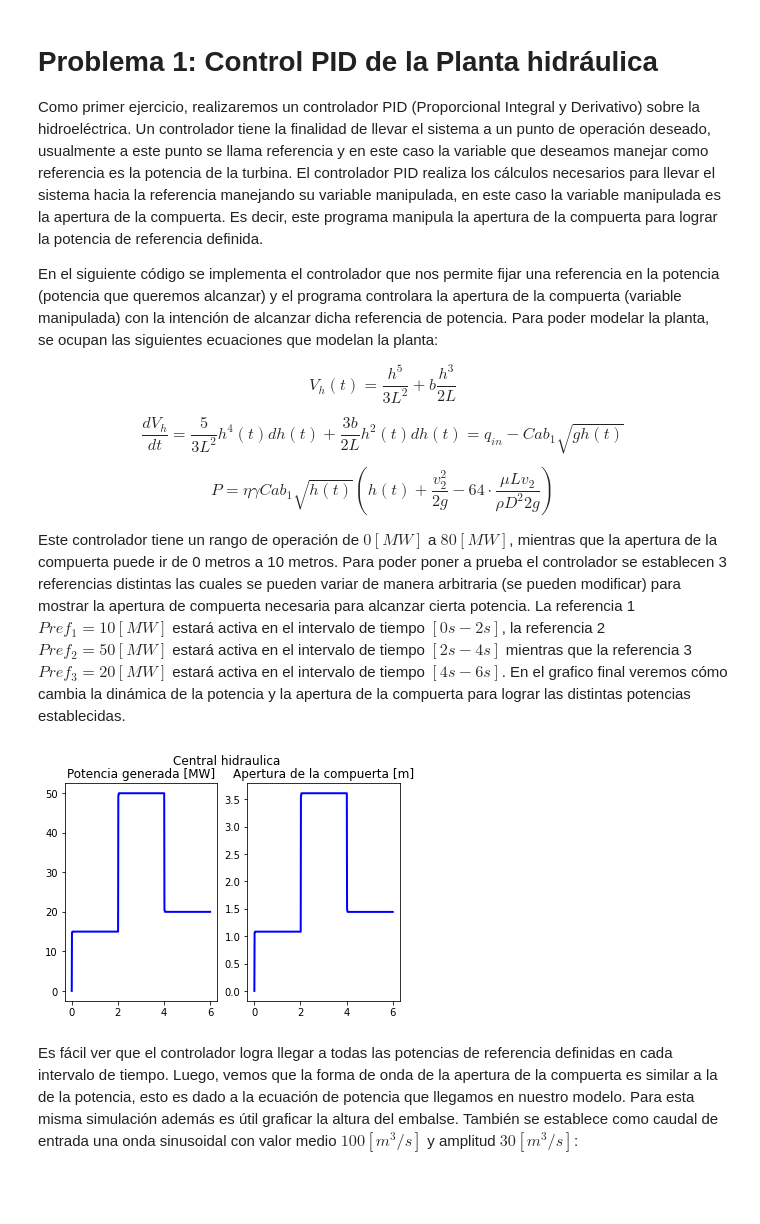
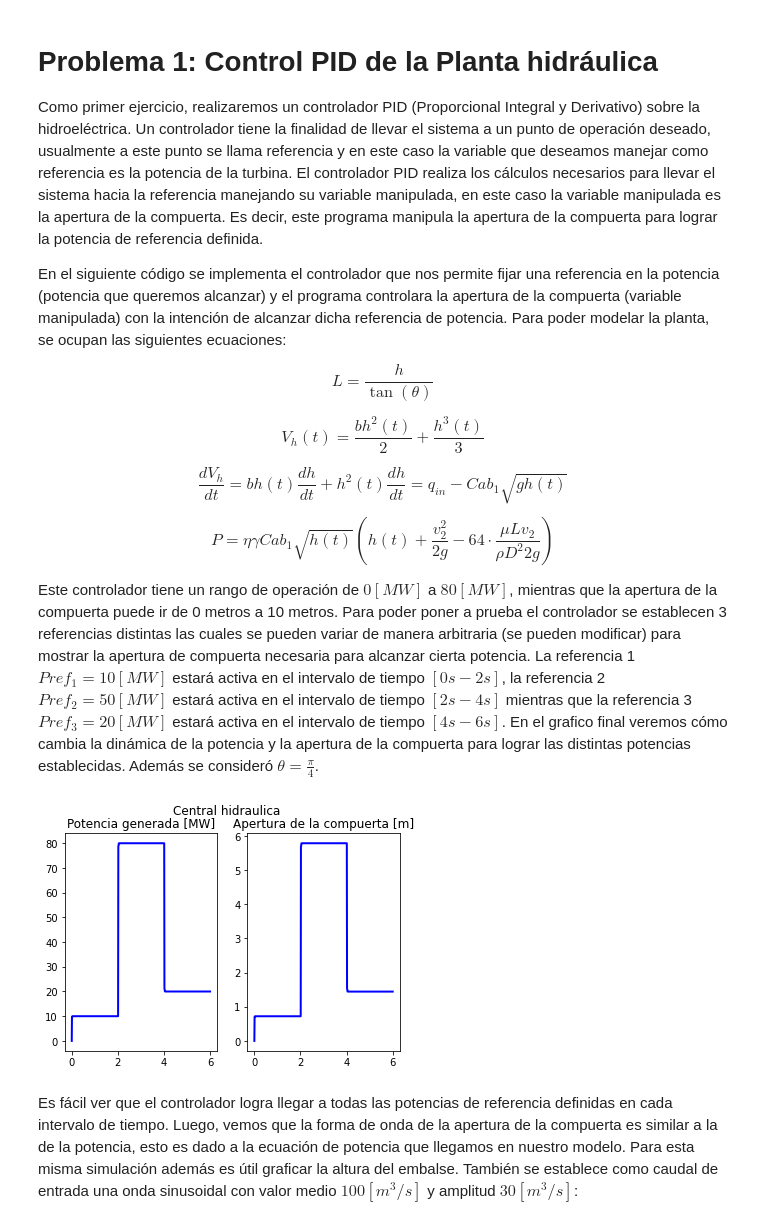
Before and after one commit to NickCastillo/proyecto_ich1104, a Jupyter notebook: 3. Ejercicio 1.ipynb, the cells around one changed output. Drawn from its saved outputs; the diff is of its cells as text; code cells hidden in the pictures; blank space fills up the shorter version.

Commit message:
Arreglo dhdt2

```diff
--- a/3. Ejercicio 1.ipynb
+++ b/3. Ejercicio 1.ipynb
@@ -5,19 +5,22 @@
 Como primer ejercicio, realizaremos un controlador PID (Proporcional Integral y Derivativo) sobre la hidroeléctrica. Un controlador tiene la finalidad de llevar el sistema a un punto de operación deseado, usualmente a este punto se llama referencia y en este caso la variable que deseamos manejar como referencia es la potencia de la turbina. El controlador PID realiza los cálculos necesarios para llevar el sistema hacia la referencia manejando su variable manipulada, en este caso la variable manipulada es la apertura de la compuerta. Es decir, este programa manipula la apertura de la compuerta para lograr la potencia de referencia definida.
 
 
-En el siguiente código se implementa el controlador que nos permite fijar una referencia en la potencia (potencia que queremos alcanzar) y el programa controlara la apertura de la compuerta (variable manipulada) con la intención de alcanzar dicha referencia de potencia. Para poder modelar la planta, se ocupan las siguientes ecuaciones que modelan la planta:
+En el siguiente código se implementa el controlador que nos permite fijar una referencia en la potencia (potencia que queremos alcanzar) y el programa controlara la apertura de la compuerta (variable manipulada) con la intención de alcanzar dicha referencia de potencia. Para poder modelar la planta, se ocupan las siguientes ecuaciones:
 
-$$V_{h}(t)=\frac{h^{5}}{3L^{2}}+b\frac{h^{3}}{2L}$$
+$$L=\frac{h}{\tan(\theta)}$$
 
 
-$$\frac{dV_{h}}{dt}=\frac{5}{3L^{2}}h^{4}(t)dh(t)+\frac{3b}{2L}h^{2}(t)dh(t)=q_{in}-Cab_{1}\sqrt{gh(t)}$$
+$$V_{h}(t)=\frac{bh^{2}(t)}{2}+\frac{h^{3}(t)}{3}$$
+
+
+$$\frac{dV_{h}}{dt}=bh(t)\frac{dh}{dt}+h^{2}(t)\frac{dh}{dt}=q_{in}-Cab_{1}\sqrt{gh(t)}$$
 
 
 $$ P=\eta \gamma Cab_{1}\sqrt{h(t)}\left(h(t) + \frac{v_2^2}{2g}-64\cdot\frac{\mu L v_2}{\rho D^2 2g}\right) $$
 
 
 
-Este controlador tiene un rango de operación de $0 [MW]$ a $80 [MW]$, mientras que la apertura de la compuerta puede ir de 0 metros a 10 metros. Para poder poner a prueba el controlador se establecen 3 referencias distintas las cuales se pueden variar de manera arbitraria (se pueden modificar) para mostrar la apertura de compuerta necesaria para alcanzar cierta potencia. La referencia 1 $Pref_1=10[MW]$ estará activa en el intervalo de tiempo $[0s-2s]$, la referencia 2 $Pref_2=50[MW]$ estará activa en el intervalo de tiempo $[2s-4s]$ mientras que la referencia 3 $Pref_3=20[MW]$ estará activa en el intervalo de tiempo $[4s-6s]$. En el grafico final veremos cómo cambia la dinámica de la potencia y la apertura de la compuerta para lograr las distintas potencias establecidas.
+Este controlador tiene un rango de operación de $0 [MW]$ a $80 [MW]$, mientras que la apertura de la compuerta puede ir de 0 metros a 10 metros. Para poder poner a prueba el controlador se establecen 3 referencias distintas las cuales se pueden variar de manera arbitraria (se pueden modificar) para mostrar la apertura de compuerta necesaria para alcanzar cierta potencia. La referencia 1 $Pref_1=10[MW]$ estará activa en el intervalo de tiempo $[0s-2s]$, la referencia 2 $Pref_2=50[MW]$ estará activa en el intervalo de tiempo $[2s-4s]$ mientras que la referencia 3 $Pref_3=20[MW]$ estará activa en el intervalo de tiempo $[4s-6s]$. En el grafico final veremos cómo cambia la dinámica de la potencia y la apertura de la compuerta para lograr las distintas potencias establecidas. Además se consideró $\theta=\frac{\pi}{4}$.
 # %%
 from scipy.integrate import odeint
 import matplotlib.pyplot as plt
@@ -26,17 +29,17 @@ import numpy
 import math
 
 # function that returns dy/dt
-def model(z,t,qin,C,a,b1,g,Lt,Le,b,mu,rho,D,hi):
+def model(z,t,qin,C,a,b1,g,Lt,b,mu,rho,D,hi):
     h=z[0]                                                #Funcion EDO
     Q = C*a*b1*math.sqrt(g*(hi+h))                        #Caudal de salida
     v_2 = 4*Q/(math.pi*D**2)                              #Velocidad de salida
-    dhdt = (qin-Q)/((5/(3*Le**2))*h**4+(3*b/(2*Le))*h**2) #EDO para altura
+    dhdt = (qin-Q)/(b*h+h**2) #EDO para altura
     return [dhdt]
 
 #Referencias (Se pueden modificar):
 
 Pref1 = 10000000   #10 MW
-Pref2 = 50000000   #50 MW
+Pref2 = 80000000   #50 MW
 Pref3 = 20000000   #20 MW
 
 #Parametros de tiempo:
@@ -121,38 +124,38 @@ for i in numpy.arange(0,Time,dt):
         b1 = b1
 
     #Se calcula la EDO y guardan outputs de tiempo y altura:
-    out = odeint(model,hinicial,[i,i+dt],args=(qin,C,a,b1,g,Lt,Le,b,mu,rho,D,hi))
+    out = odeint(model,hinicial,[i,i+dt],args=(qin,C,a,b1,g,Lt,b,mu,rho,D,hi))
     vector_tiempo.append(i+dt)
     hinicial = out[:,0][-1]
 
     #Calculamos caudal, velocidad de salida y perdidas:
     Q = C*a*b1*math.sqrt(g*hi)
     v_2 = 4*Q/(math.pi*D**2)
     hf = 64*(mu/rho)*(Lt/D**2)*(v_2/(2*g))
 
     #Se calcula la potencia de la iteración:
     P = rho*g*Q*(hi+hinicial-(v_2**2/(2*g))-hf)
     P = efic*P
     Pinicial = P
 
     #Se guardan los vectores:
     vector_potencias.append(Pinicial)
     vector_h.append(hinicial)
     vector_qin.append(qin)
     vector_b1.append(b1)
     vector_error.append(error)
     k=k+1
 
 #Gráficos:
 fig, (ax1,ax2) = plt.subplots(1,2)
 fig.suptitle('Central hidraulica')
 ax1.plot(vector_tiempo,np.dot(vector_potencias,1/1000000),'b-',linewidth=2)
 ax1.set_title("Potencia generada [MW]")
 ax2.plot(vector_tiempo,vector_b1,'b-',linewidth=2)
 ax2.set_title("Apertura de la compuerta [m]")
 plt.show()
 # %% [output]
-[figure, old version]
+[figure, new version]
 # %% [markdown]
 Es fácil ver que el controlador logra llegar a todas las potencias de referencia definidas en cada intervalo de tiempo. Luego, vemos que la forma de onda de la apertura de la compuerta es similar a la de la potencia, esto es dado a la ecuación de potencia que llegamos en nuestro modelo. Para esta misma simulación además es útil graficar la altura del embalse. También se establece como caudal de entrada una onda sinusoidal con valor medio $100[m^3/s]$ y amplitud $30[m^3/s]$:
 # %% [markdown]
```
Also changed, not shown: 1 other file.
